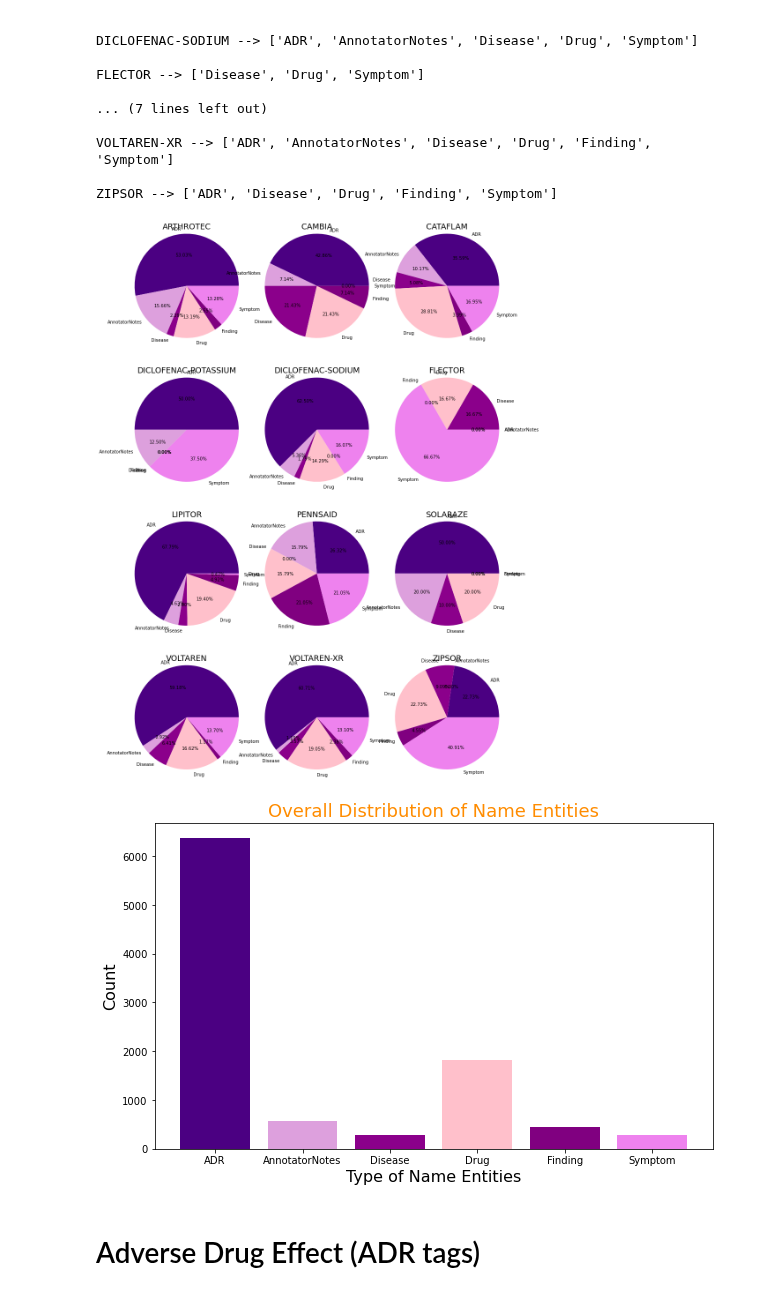
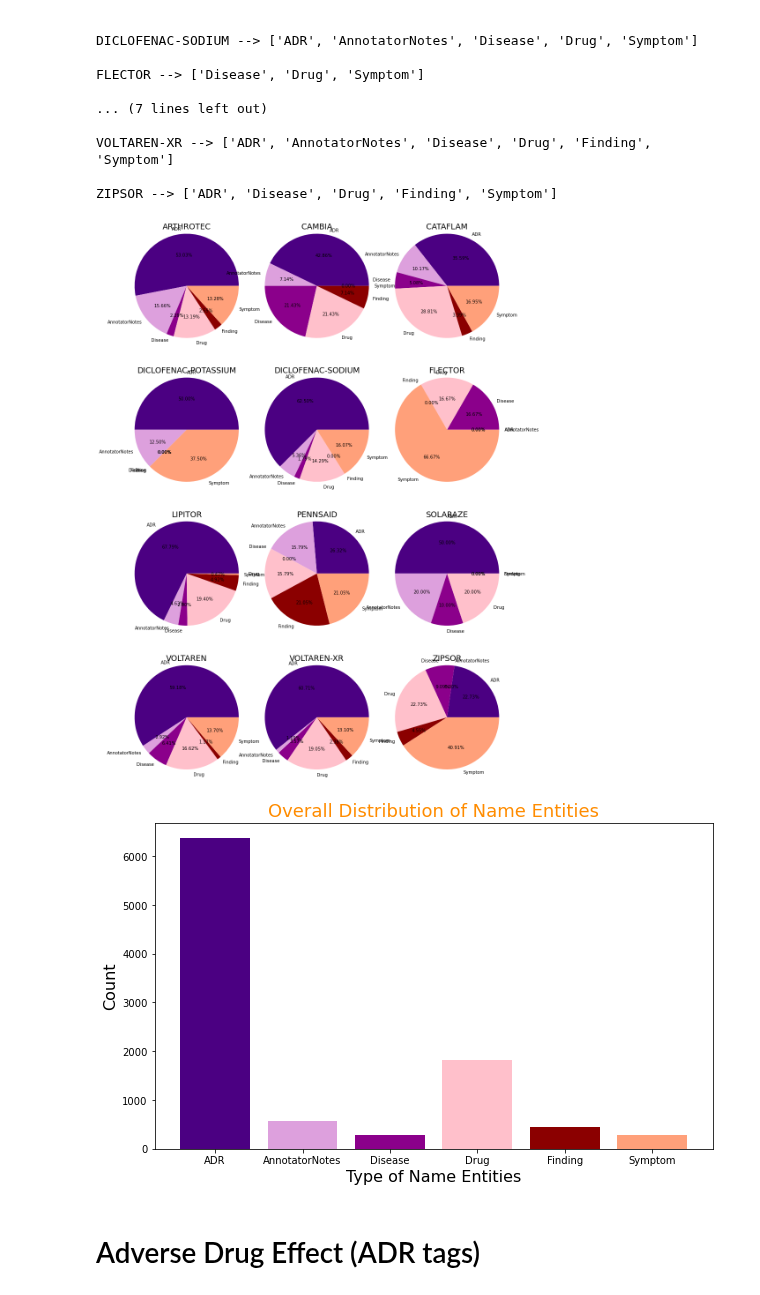
Before and after one commit to PawinData/TM, a Jupyter notebook: Project.ipynb, the cells around one changed output. Saved outputs shown, nothing was run; the diff lists cells and outputs as text; code cells hidden in the pictures.

```diff
--- a/Project.ipynb
+++ b/Project.ipynb
@@ -124,24 +166,24 @@ VOLTAREN-XR --> ['ADR', 'AnnotatorNotes', 'Disease', 'Drug', 'Finding', 'Symptom
 ZIPSOR --> ['ADR', 'Disease', 'Drug', 'Finding', 'Symptom']
 # %%
 row,col,r = 4,3,1.2
-CLR = ['indigo', 'plum', 'darkmagenta', 'pink', 'purple', 'violet']
+CLR = ['indigo', 'plum', 'darkmagenta', 'pink', 'darkred', 'lightsalmon']
 
 def count_tags(raw_tags):
     Count_NE = dict()
     for entity in ['ADR', 'AnnotatorNotes', 'Disease', 'Drug', 'Finding', 'Symptom']:
         Count_NE[entity] = sum([1 for ele in raw_tags if ele.startswith(entity)])
     return Count_NE
 
 pic,axes = plt.subplots(row,col, figsize=(15,23))
 for k, drug in enumerate(Drugs):
     data =count_tags(Tags[drug])
     i = int(k/col)
     j = k - col*i
     axes[i,j].pie(list(data.values()), labels=tuple(data.keys()), autopct='%1.2f%%', colors=CLR, radius=r)
     axes[i,j].set_title(drug, fontsize=18)
 plt.show()
 # %% [output]
-[figure, old version]
+[figure, new version]
 # %%
 # overall distribution of name entities regardless of drug
 plt.figure(figsize=(10,6))
@@ -153,7 +195,7 @@ plt.ylabel('Count', fontsize=16)
 plt.title('Overall Distribution of Name Entities', fontsize=18, color='darkorange')
 plt.show()
 # %% [output]
-[figure, old version]
+[figure, new version]
 # %% [markdown]
 # Adverse Drug Effect (ADR tags)
 # %%
```
Also changed, not shown: parts of 8 cells of this notebook.
